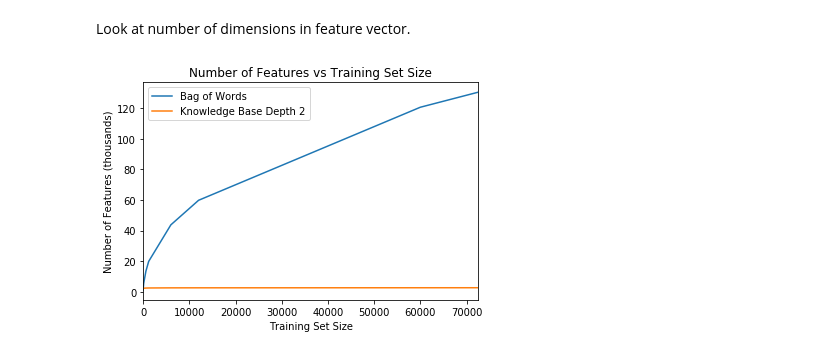
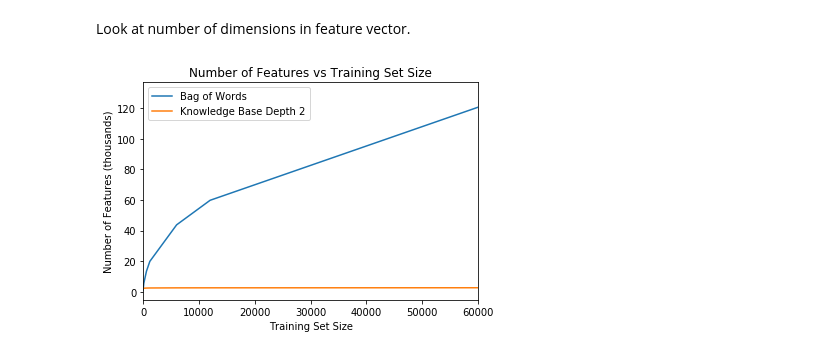
Before and after one commit to dscook/topic-classification-with-kbs, a Jupyter notebook: rcv1/results.ipynb, the cells around one changed output. Drawn from its saved outputs; the diff is of its cells as text; code cells hidden in the pictures.

```diff
--- a/rcv1/results.ipynb
+++ b/rcv1/results.ipynb
@@ -132,12 +142,13 @@ kb2_features = np.array([1949, 2222, 2299, 2413, 2463, 2544, 2570, 2613, 2623])
 # %%
 plt.title('Number of Features vs Training Set Size')
 plt.ylabel('Number of Features (thousands)')
 plt.xlabel('Training Set Size')
 
 plt.plot(training_set_sizes_proportional, bow_features/1000, label='Bag of Words')
 plt.plot(training_set_sizes_proportional, kb2_features/1000, label='Knowledge Base Depth 2')
-plt.xlim(12, 72488)
+plt.xlim(12, 60000)
 plt.legend()
+plt.savefig('nof_train_size.pdf', bbox_inches='tight')
 plt.show()
 # %% [output]
-[figure, old version]
+[figure, new version]
```
Also changed, not shown: parts of 6 cells of this notebook, 1 other file.
